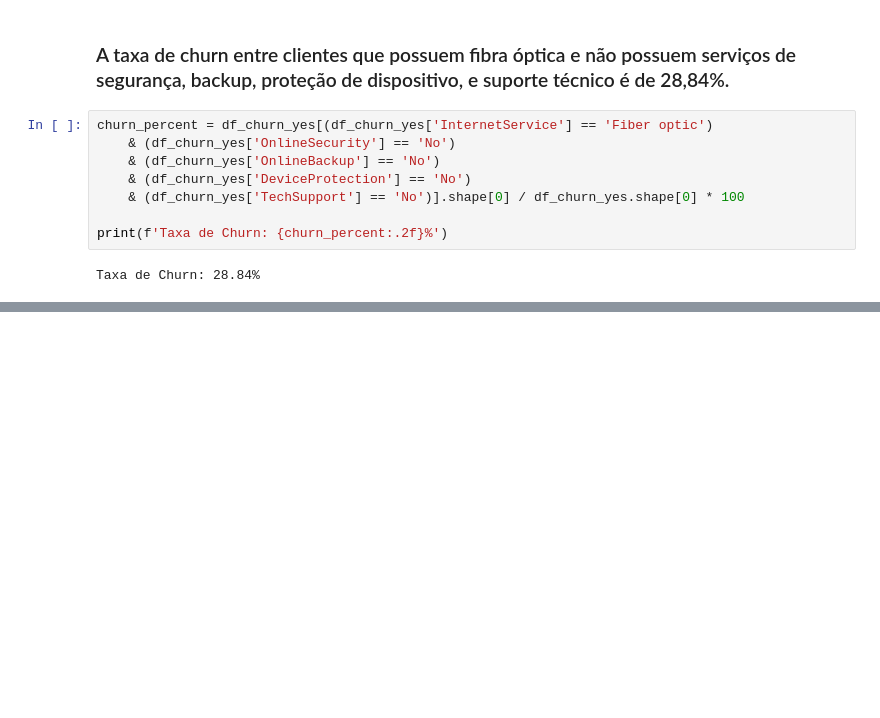
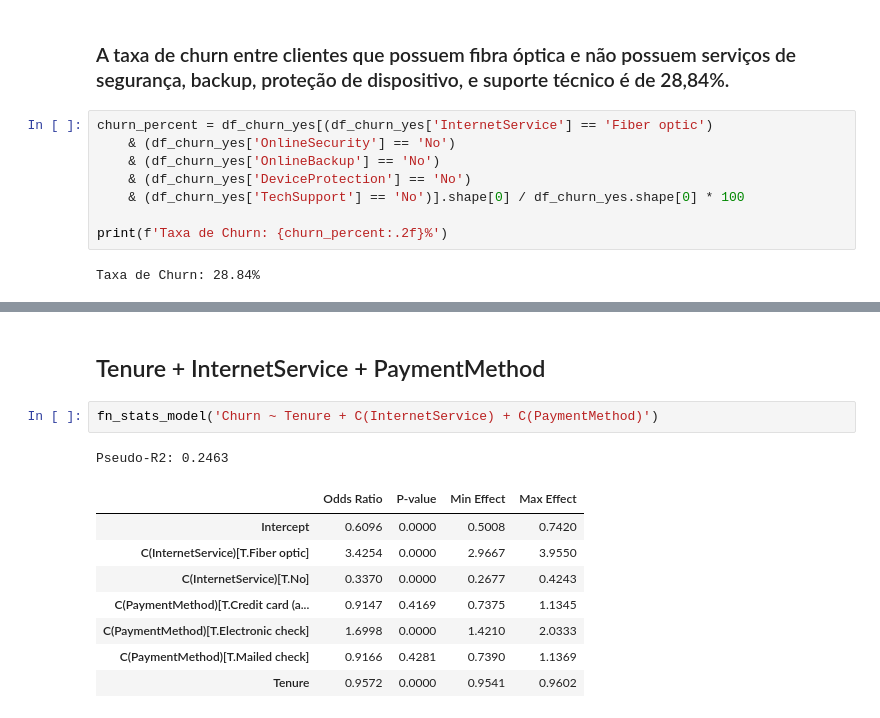
Before and after one commit to igao01/ds_telecom_churn, a Jupyter notebook: notebooks/eda_telco_churn.ipynb, the cells around one changed output, grey strips where cells are left out. Cells and saved outputs as stored; diff of their text form; blank space fills up the shorter version.

```diff
--- a/notebooks/eda_telco_churn.ipynb
+++ b/notebooks/eda_telco_churn.ipynb
@@ -442,0 +524,14 @@ Taxa de Churn: 28.84%
+# %% [markdown]
+## Tenure + InternetService + PaymentMethod
+# %%
+fn_stats_model('Churn ~ Tenure + C(InternetService) + C(PaymentMethod)')
+# %% [output]
+Pseudo-R2: 0.2463
+|  | Odds Ratio | P-value | Min Effect | Max Effect |
+| Intercept | 0.6096 | 0.0000 | 0.5008 | 0.7420 |
+| C(InternetService)[T.Fiber optic] | 3.4254 | 0.0000 | 2.9667 | 3.9550 |
+| C(InternetService)[T.No] | 0.3370 | 0.0000 | 0.2677 | 0.4243 |
+| C(PaymentMethod)[T.Credit card (a... | 0.9147 | 0.4169 | 0.7375 | 1.1345 |
+| C(PaymentMethod)[T.Electronic check] | 1.6998 | 0.0000 | 1.4210 | 2.0333 |
+| C(PaymentMethod)[T.Mailed check] | 0.9166 | 0.4281 | 0.7390 | 1.1369 |
+| Tenure | 0.9572 | 0.0000 | 0.9541 | 0.9602 |
```
Also changed, not shown: parts of 21 cells of this notebook.
